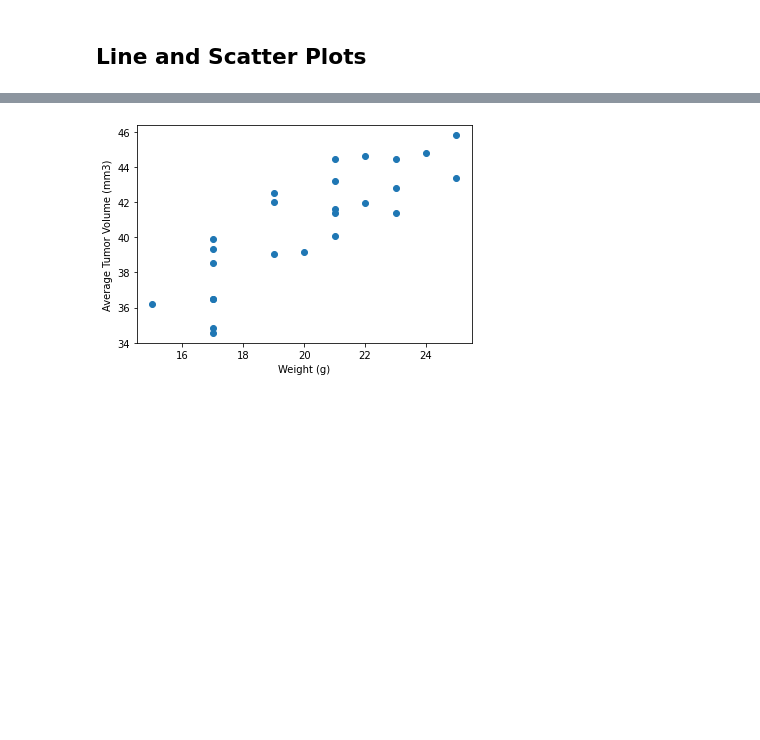
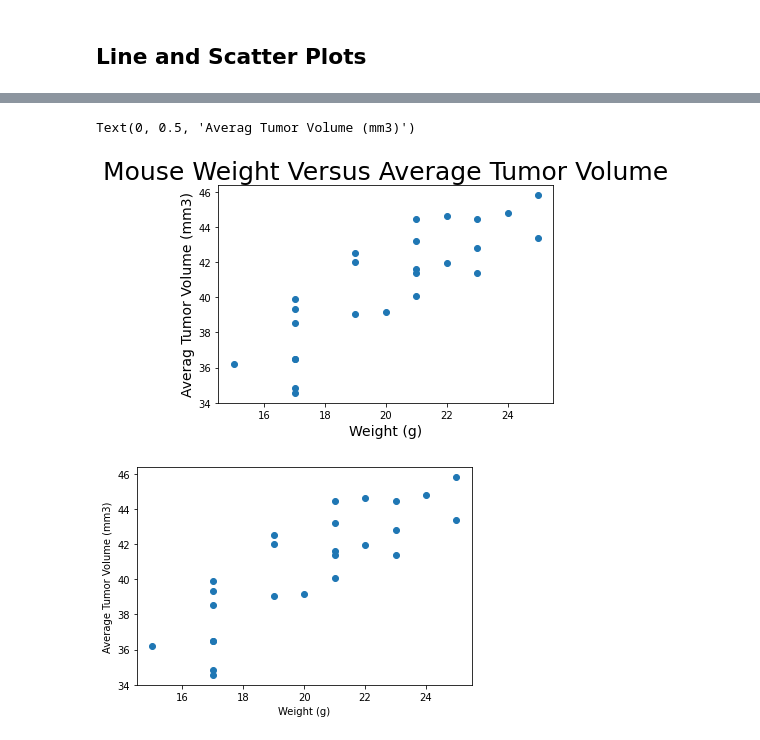
Before and after one commit to akarpie96/Matplotlib-Challenge, a Jupyter notebook: Pymaceuticals Inc..ipynb, the cells around one changed output, grey strips where cells are left out. Cells and saved outputs as stored; diff of their text form; code cells hidden in the pictures; blank space fills up the shorter version.

```diff
--- a/Pymaceuticals Inc..ipynb
+++ b/Pymaceuticals Inc..ipynb
@@ -254,3 +267,17 @@ Ceftamin's potential outliers: Series([], Name: Tumor Volume (mm3), dtype: float
+# %%
+Average_tumor_vol=Cap_df.groupby("Mouse ID")["Tumor Volume (mm3)"].mean()
+Weight_cap_mouse=Cap_df.groupby(["Mouse ID"])["Weight (g)"].unique()
+
+Weight_df=pd.DataFrame(Average_tumor_vol)
+Weight_df["Weight"]=Weight_cap_mouse.str[0]
+
+plt.scatter(Weight_df["Weight"], Weight_df["Tumor Volume (mm3)"])
+plt.title('Mouse Weight Versus Average Tumor Volume',fontsize =25)
+plt.xlabel('Weight (g)',fontsize =14)
+plt.ylabel('Averag Tumor Volume (mm3)',fontsize =14)
+# %% [output]
+Text(0, 0.5, 'Averag Tumor Volume (mm3)')
+[figure, added]
 # %%
 # Generate a scatter plot of average tumor volume vs. mouse weight for the Capomulin regimen
 # %% [output]
```
Also changed, not shown: parts of 3 cells of this notebook.
